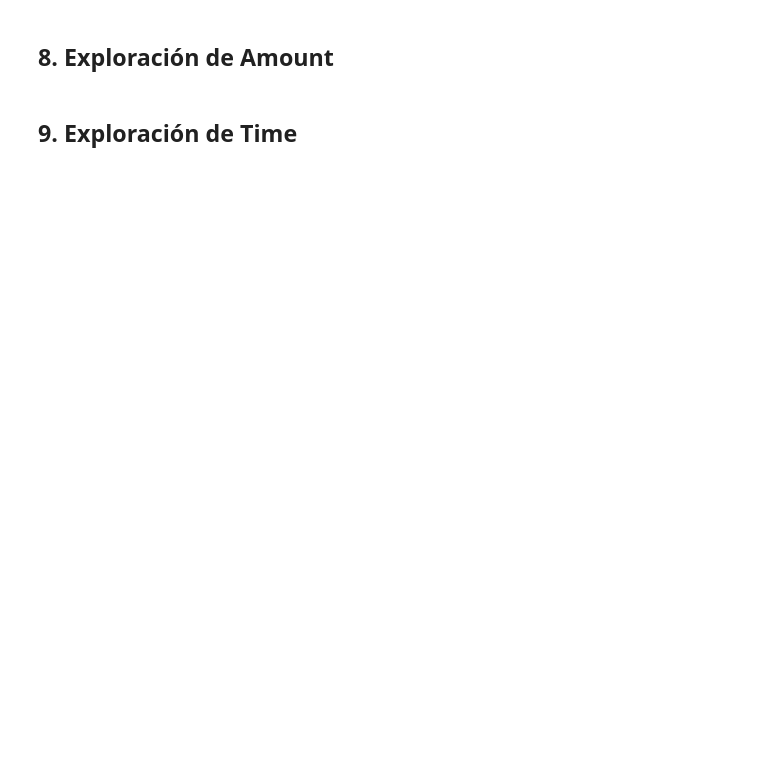
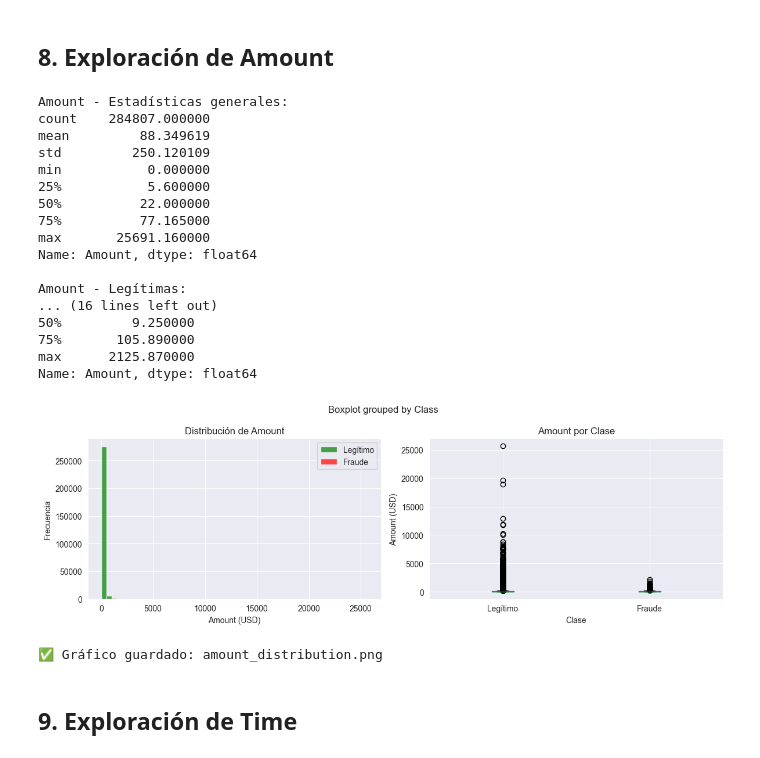
Before and after one commit to ALexis392/uni_mds_ciclo3_ml_projec, a Jupyter notebook: notebooks/01_eda.ipynb, the cells around one changed output. Saved outputs shown, nothing was run; the diff lists cells and outputs as text; code cells hidden in the pictures; blank space fills up the shorter version.

```diff
--- a/notebooks/01_eda.ipynb
+++ b/notebooks/01_eda.ipynb
@@ -86,34 +162,54 @@ print(df['Amount'].describe())
 
 # Por clase
 print('\nAmount - Legítimas:')
 print(df[df['Class']==0]['Amount'].describe())
 
 print('\nAmount - Fraudes:')
 print(df[df['Class']==1]['Amount'].describe())
 
 # Visualizar
 fig, axes = plt.subplots(1, 2, figsize=(12, 4))
 
 # Histograma
 axes[0].hist(df[df['Class']==0]['Amount'], bins=50, label='Legítimo', alpha=0.7, color='green')
 axes[0].hist(df[df['Class']==1]['Amount'], bins=50, label='Fraude', alpha=0.7, color='red')
 axes[0].set_xlabel('Amount (USD)')
 axes[0].set_ylabel('Frecuencia')
 axes[0].set_title('Distribución de Amount')
 axes[0].legend()
 
 # Box plot
-df.boxplot(column='Amount', by='Class', ax=axes[1]
+df.boxplot(column='Amount', by='Class', ax=axes[1])
 axes[1].set_xlabel('Clase')
 axes[1].set_ylabel('Amount (USD)')
 axes[1].set_title('Amount por Clase')
 axes[1].set_xticklabels(['Legítimo', 'Fraude'])
 
 plt.tight_layout()
 plt.savefig('../reports/resources/images/02_amount_distribution.png', dpi=300, bbox_inches='tight')
 plt.show()
 
 print('\n✅ Gráfico guardado: amount_distribution.png')
+# %% [output]
+Amount - Estadísticas generales:
+count    284807.000000
+mean         88.349619
+std         250.120109
+min           0.000000
+25%           5.600000
+50%          22.000000
+75%          77.165000
+max       25691.160000
+Name: Amount, dtype: float64
+
+Amount - Legítimas:
+... (16 lines left out)
+50%         9.250000
+75%       105.890000
+max      2125.870000
+Name: Amount, dtype: float64
+[figure, added]
+✅ Gráfico guardado: amount_distribution.png
 # %% [markdown]
 ## 9. Exploración de Time
 # %%
```
Also changed, not shown: parts of 16 cells of this notebook.
